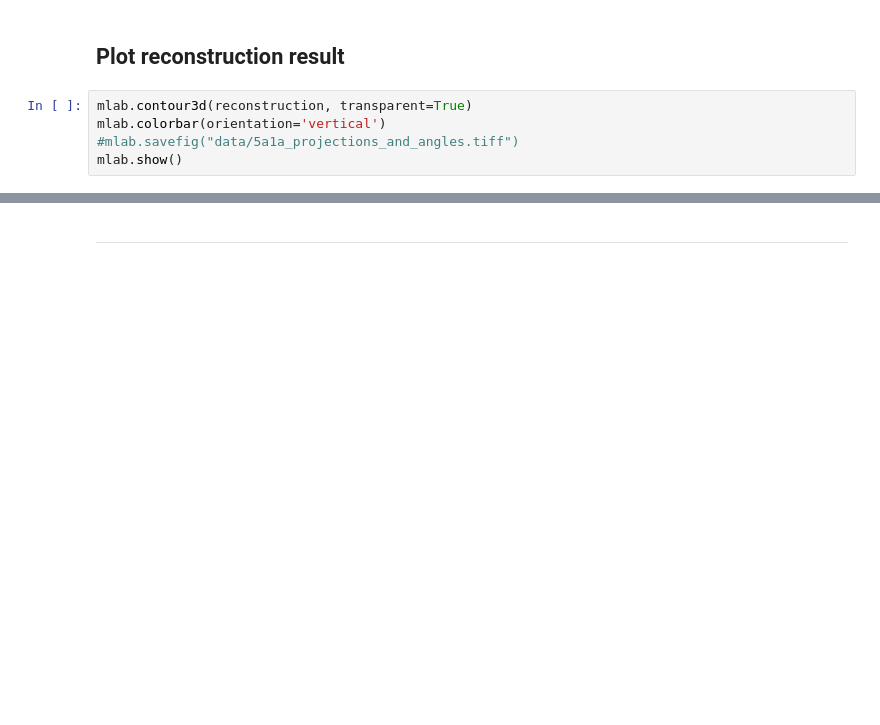
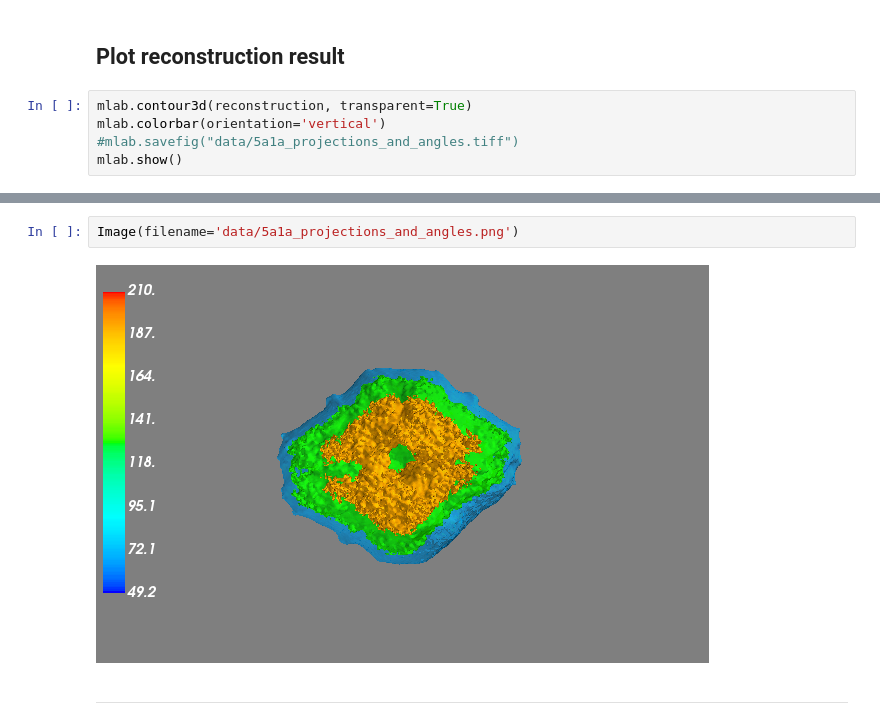
Before and after one commit to JelenaBanjac/protein-reconstruction, a Jupyter notebook: notebooks/3-reconstruction/reconstruction.ipynb, the cells around one changed output, grey strips where cells are left out. Saved outputs shown, nothing was run; the diff lists cells and outputs as text; blank space fills up the shorter version.

Commit message:
add images

```diff
--- a/notebooks/3-reconstruction/reconstruction.ipynb
+++ b/notebooks/3-reconstruction/reconstruction.ipynb
@@ -94,3 +92,7 @@ mlab.show()
+# %%
+Image(filename='data/5a1a_projections_and_angles.png')
+# %% [output]
+[figure, added]
 # %% [markdown]
 ---
 # %% [markdown]
```
Also changed, not shown: parts of 6 cells of this notebook.
